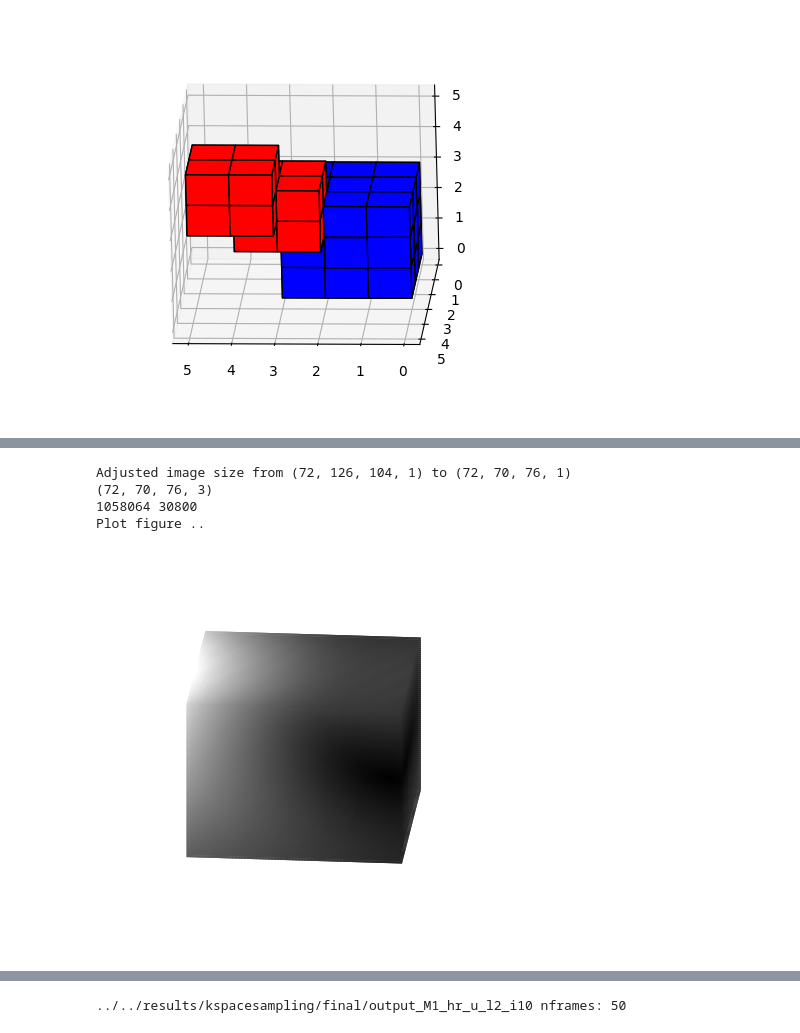
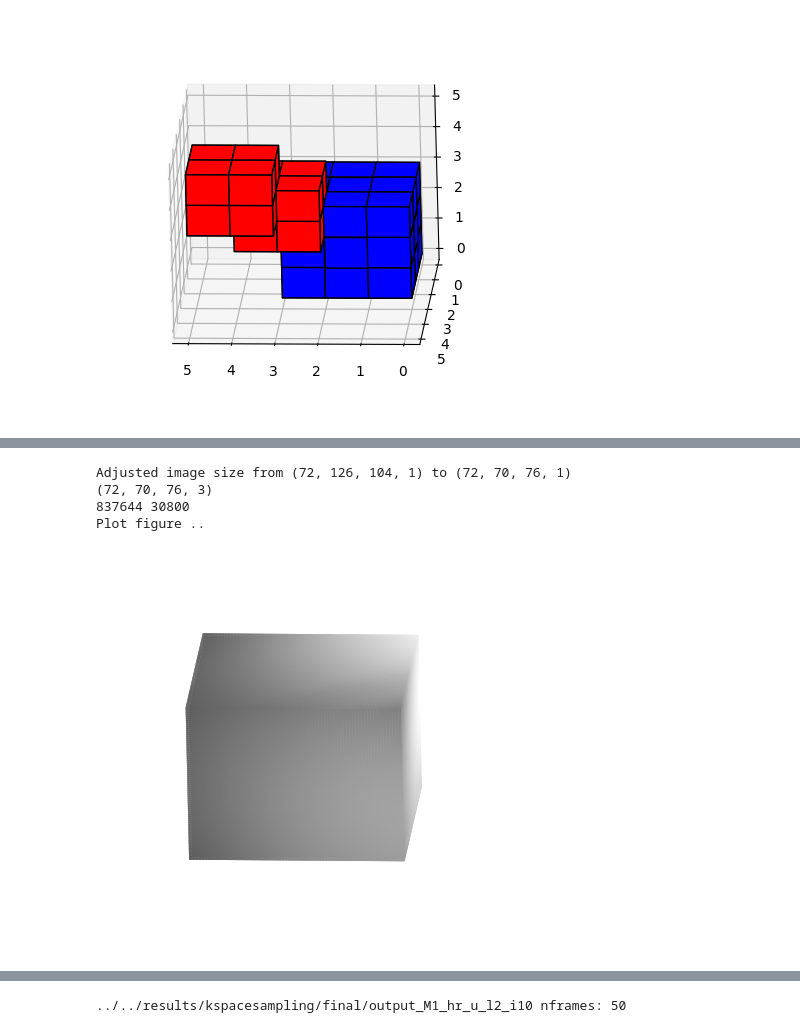
Before and after one commit to PiaaCaa/4DFlowNet, a Jupyter notebook: src/notebooks/experimental.ipynb, the cells around one changed output, grey strips where cells are left out. Drawn from its saved outputs; the diff is of its cells as text; code cells hidden in the pictures.

```diff
--- a/src/notebooks/experimental.ipynb
+++ b/src/notebooks/experimental.ipynb
@@ -337,7 +335,7 @@ from mpl_toolkits.mplot3d import Axes3D
 path_csm = f'../../results/kspacesampling/csm/csm_64_126_resized'
 csm = cfl.readcfl(path_csm)
 
-csm_1 = np.abs(csm[..., 2])
+csm_1 = np.abs(csm[..., 0])
 csm_1 = adjust_image_size_centered(np.expand_dims(csm_1, -1), (*ksp_full.shape, 1)).squeeze()
 
 # set middle to zero
@@ -353,39 +351,36 @@ axes = [x, y, z]
 
 # Control colour
 colors = np.empty(axes + [3], dtype=np.float32)
 
 b_x, b_y, b_z = np.where(csm_1 !=0)
 
 colors[b_x, b_y,b_z , 0] = csm_1[b_x, b_y,b_z]
 colors[b_x, b_y,b_z , 1] = csm_1[b_x, b_y,b_z]
 colors[b_x, b_y,b_z , 2] = csm_1[b_x, b_y,b_z]
 
 data = np.zeros(axes)
 data[np.where(csm_1 != 0 )] = 1
 data.astype(bool)
 
 print(colors.shape)
 
 print(np.count_nonzero(colors), np.count_nonzero(data))
 
 print('Plot figure ..')
 # Plot figure
 fig = plt.figure()
 ax = fig.add_subplot(111, projection='3d', proj_type = 'ortho')
 ax.voxels(data, facecolors=colors, shade=False)
 plt.grid(b=None) # Hide grid lines
 plt.axis('off') # Hide axes ticks
-ax.view_init(elev=20, azim=95, roll=1.3) # Set the view angle
-# Set the view angle
-# ax.view_init(elev=17, azim=-80, roll = 2.1)
-
+ax.view_init(elev=20, azim=5, roll=1.3)
 plt.show()
 # %% [output]
 Adjusted image size from (72, 126, 104, 1) to (72, 70, 76, 1)
 (72, 70, 76, 3)
-1058064 30800
+837644 30800
 Plot figure ..
-[figure, old version]
+[figure, new version]
 # %%
 noise_data = np.random.rand(*csm_1.shape)
 
```
Also changed, not shown: parts of 3 cells of this notebook.
